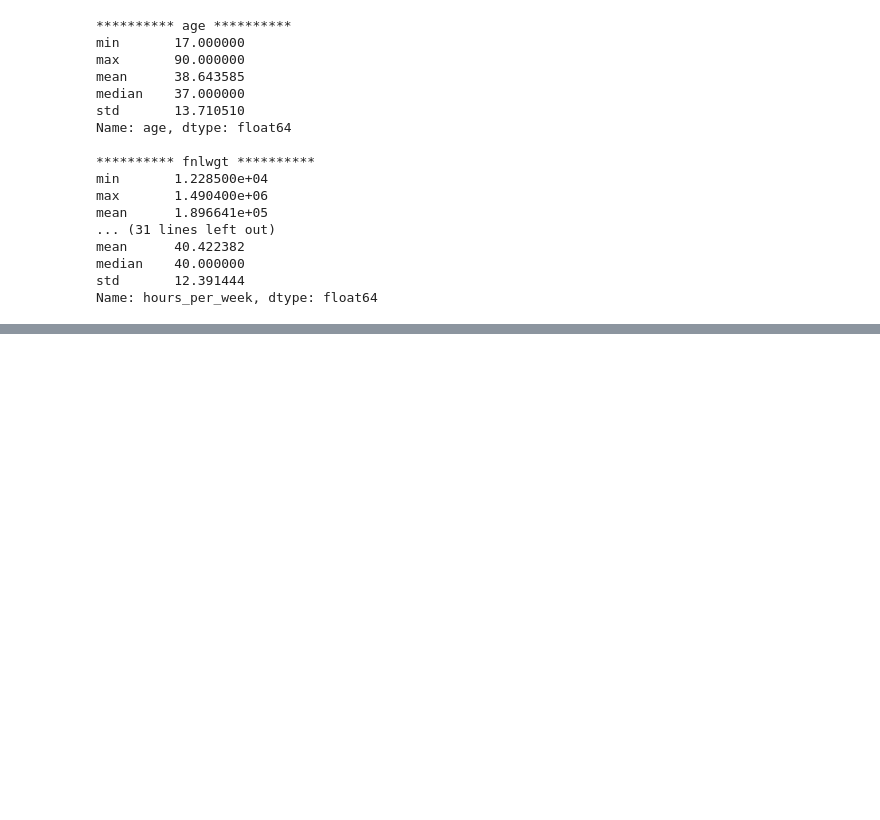
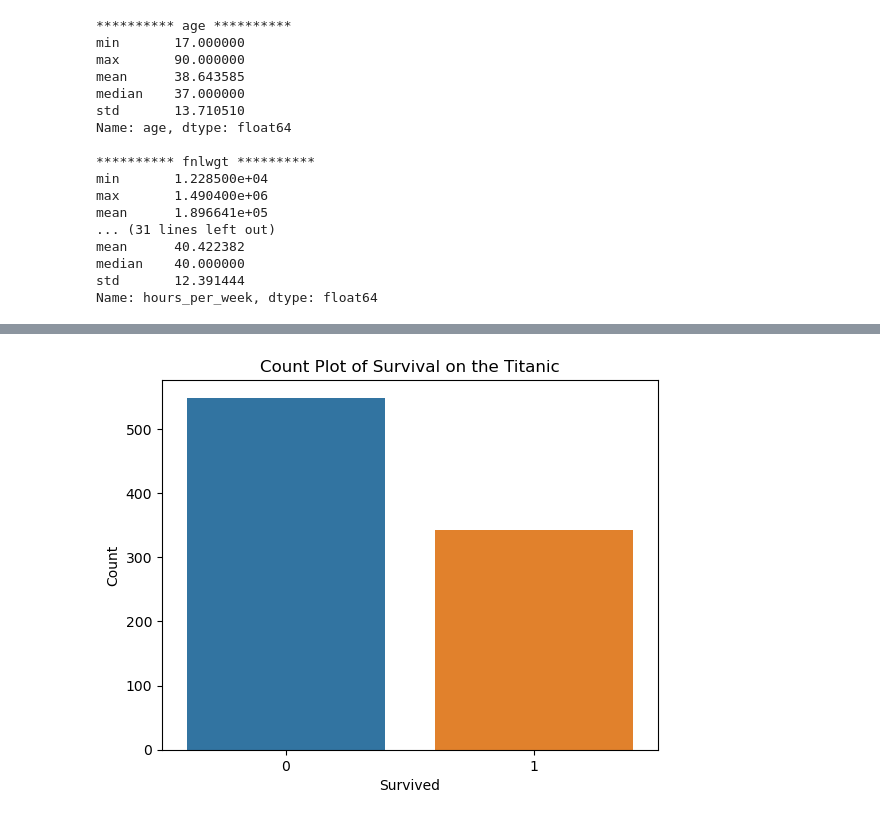
Before and after one commit to VishalDeoPrasad/Data-Science-and-Statistic, a Jupyter notebook: notebook.ipynb, the cells around one changed output, grey strips where cells are left out. Cells and saved outputs as stored; diff of their text form; code cells hidden in the pictures; blank space fills up the shorter version.

```diff
--- a/notebook.ipynb
+++ b/notebook.ipynb
@@ -499,3 +499,11 @@ mean      40.422382
 median    40.000000
 std       12.391444
 Name: hours_per_week, dtype: float64
+# %%
+import seaborn as sns
+import pandas as pd
+import matplotlib.pyplot as plt
+
+# Load the Titanic dataset directly from seaborn
+titanic = sns.load_dataset('titanic')
+titanic.head()
@@ -501,0 +517,16 @@ Name: hours_per_week, dtype: float64
+# %%
+import seaborn as sns
+import matplotlib.pyplot as plt
+
+# Create a count plot of the 'Survived' column
+sns.countplot(data=titanic, x='survived')
+
+# Add title and labels
+plt.title('Count Plot of Survival on the Titanic')
+plt.xlabel('Survived')
+plt.ylabel('Count')
+
+# Display the plot
+plt.show()
+# %% [output]
+[figure, added]
```
Also changed, not shown: parts of 12 cells of this notebook, 11 other files.
